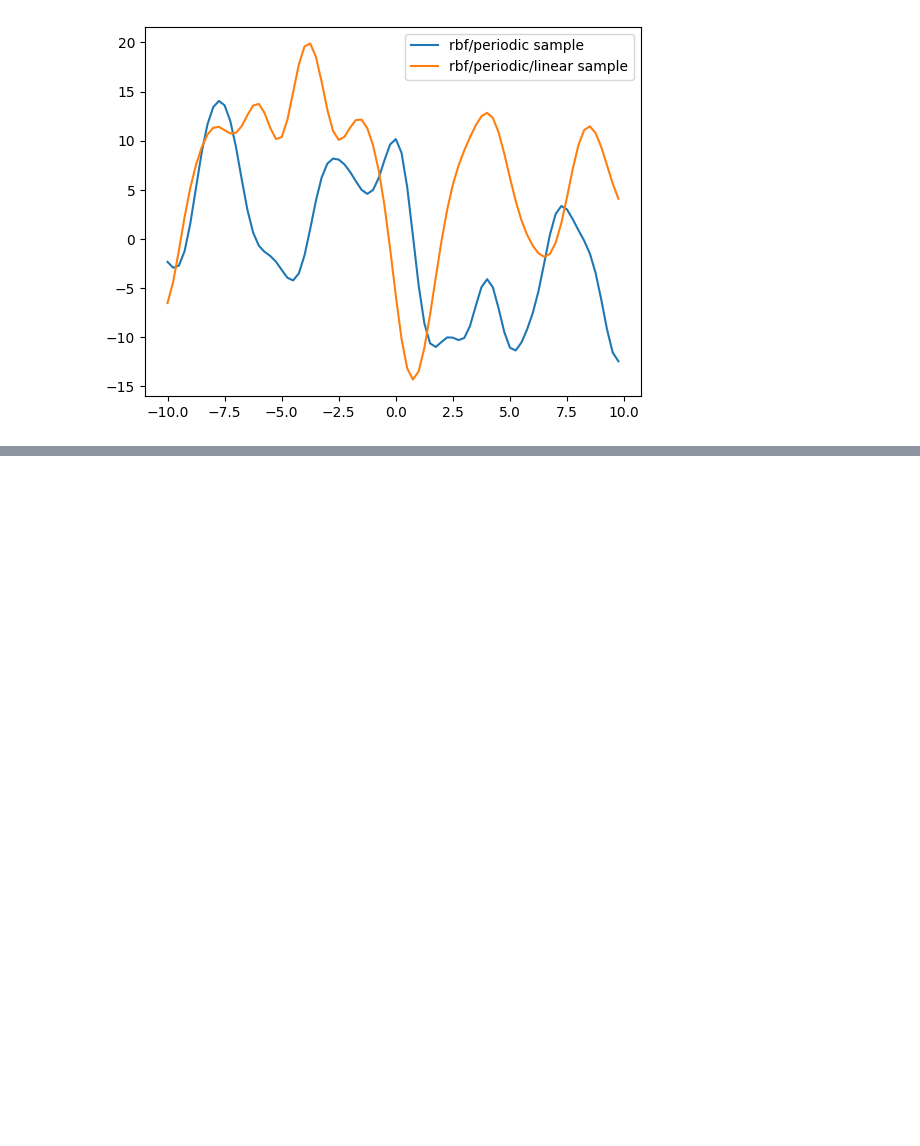
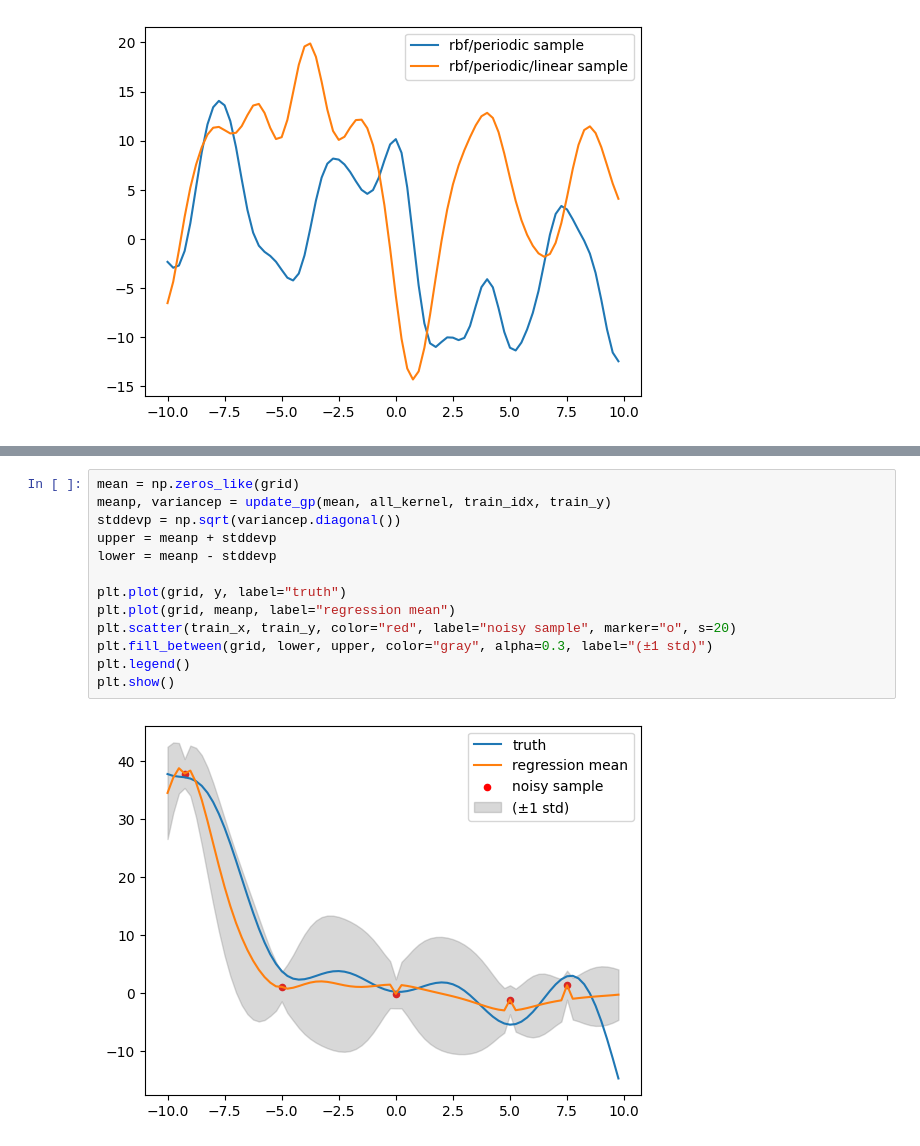
Before and after one commit to jumbojets/gaussian-process-regression, a Jupyter notebook: gpr.ipynb, the cells around one changed output, grey strips where cells are left out. Cells and saved outputs as stored; diff of their text form; blank space fills up the shorter version.

Commit message:
appears to be working regression

```diff
--- a/gpr.ipynb
+++ b/gpr.ipynb
@@ -128,0 +140,15 @@ def update_gp(mean, variance, train_idx, train_y):
+# %%
+mean = np.zeros_like(grid)
+meanp, variancep = update_gp(mean, all_kernel, train_idx, train_y)
+stddevp = np.sqrt(variancep.diagonal())
+upper = meanp + stddevp
+lower = meanp - stddevp
+
+plt.plot(grid, y, label="truth")
+plt.plot(grid, meanp, label="regression mean")
+plt.scatter(train_x, train_y, color="red", label="noisy sample", marker="o", s=20)
+plt.fill_between(grid, lower, upper, color="gray", alpha=0.3, label="(±1 std)")
+plt.legend()
+plt.show()
+# %% [output]
+[figure, added]
```
Also changed, not shown: parts of 3 cells of this notebook.
